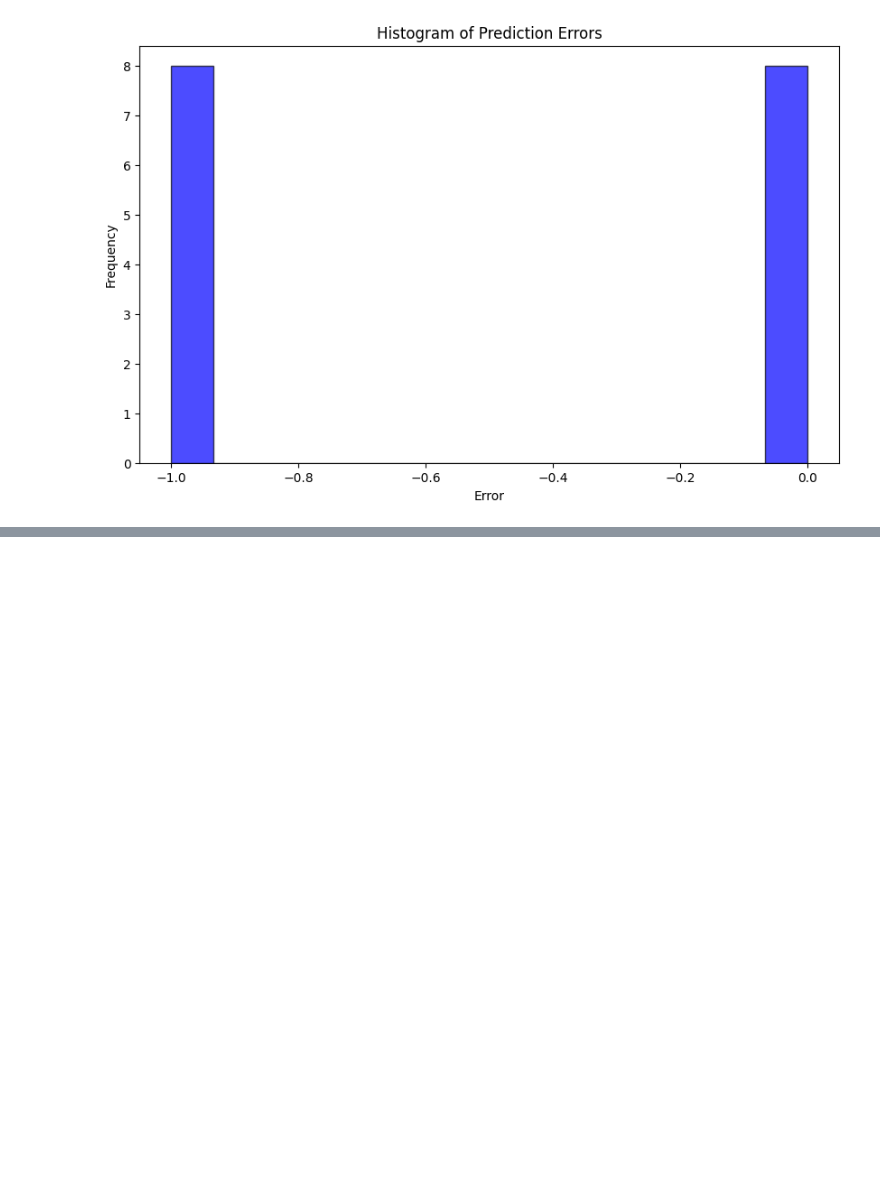
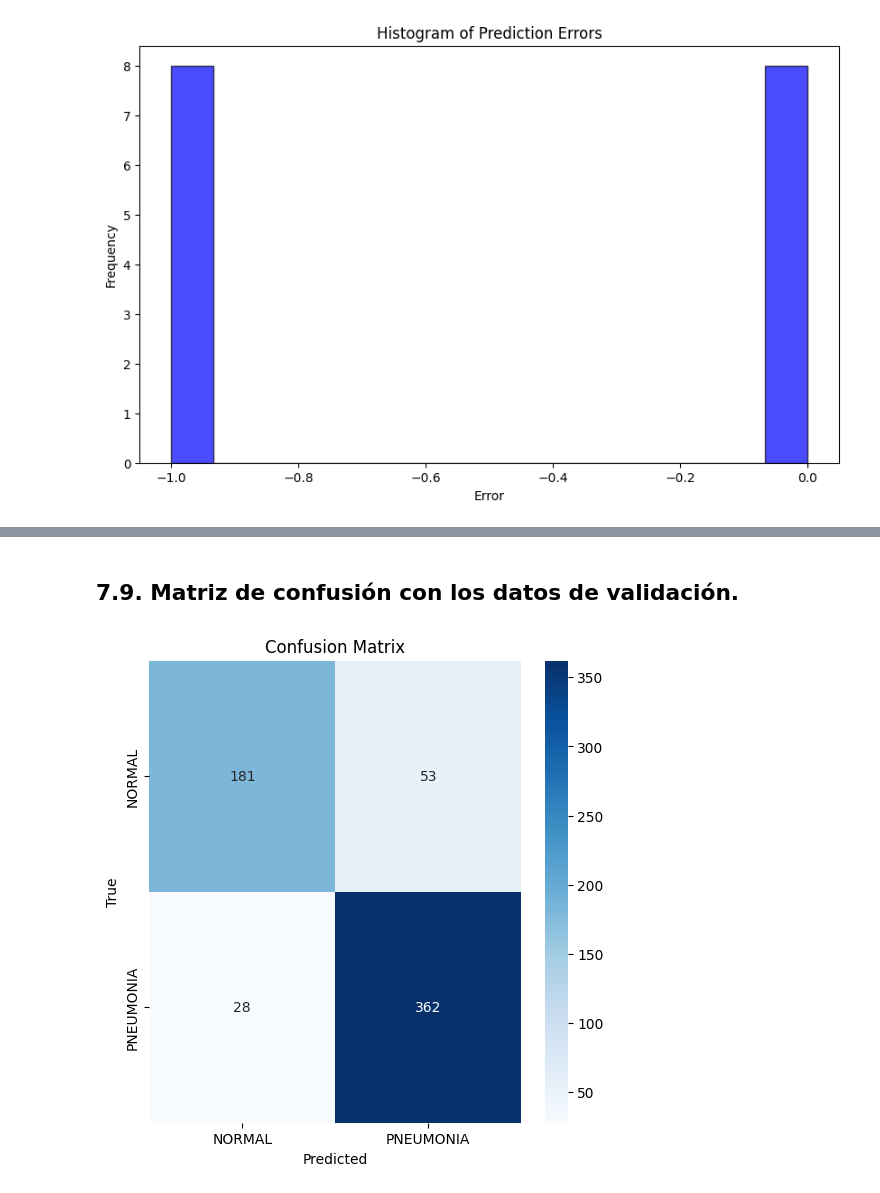
Before and after one commit to luisca990/CapstoneSamsung, a Jupyter notebook: AIRE_LCAS.ipynb, the cells around one changed output, grey strips where cells are left out. Saved outputs shown, nothing was run; the diff lists cells and outputs as text; code cells hidden in the pictures; blank space fills up the shorter version.

```diff
--- a/AIRE_LCAS.ipynb
+++ b/AIRE_LCAS.ipynb
@@ -629,7 +629,7 @@ Pesos aplicados: {0: 1.9448173005219984, 1: 0.6730322580645162}
 base_model = ResNet50(
     weights='imagenet',
     include_top=False,
-    input_shape=(256, 256, 3)
+    input_shape=input_shape
 )
 base_model.trainable = False  # Congelar pesos
 
@@ -1978,0 +2295,13 @@ plt.show()
+# %%
+y_true_val = []
+y_pred_val = []
+
+for step in range(len(test_dataset)):
+    x_batch, y_batch = test_dataset[step]
+    y_true_val.extend(y_batch)
+    preds = model_4.predict(x_batch)
+    y_pred_val.extend((preds > 0.5).astype(int).flatten())
+
+
+print(classification_report(y_true_val, y_pred_val, target_names=class_names))
+model_2_reporte=classification_report(y_true_val, y_pred_val, target_names=class_names,output_dict=True)
@@ -1978,0 +2326,15 @@ plt.show()
+# %% [markdown]
+## 7.9. Matriz de confusión con los datos de validación.
+# %%
+cm = confusion_matrix(y_true_val, y_pred_val)
+labels_names = ['NORMAL', 'PNEUMONIA']
+
+plt.figure(figsize=(6, 6))
+sns.heatmap(cm, annot=True, fmt='d', cmap='Blues',
+            xticklabels=labels_names, yticklabels=labels_names)
+plt.xlabel('Predicted')
+plt.ylabel('True')
+plt.title('Confusion Matrix')
+plt.show()
+# %% [output]
+[figure, added]
```
Also changed, not shown: parts of 47 cells of this notebook, 9 other files.
